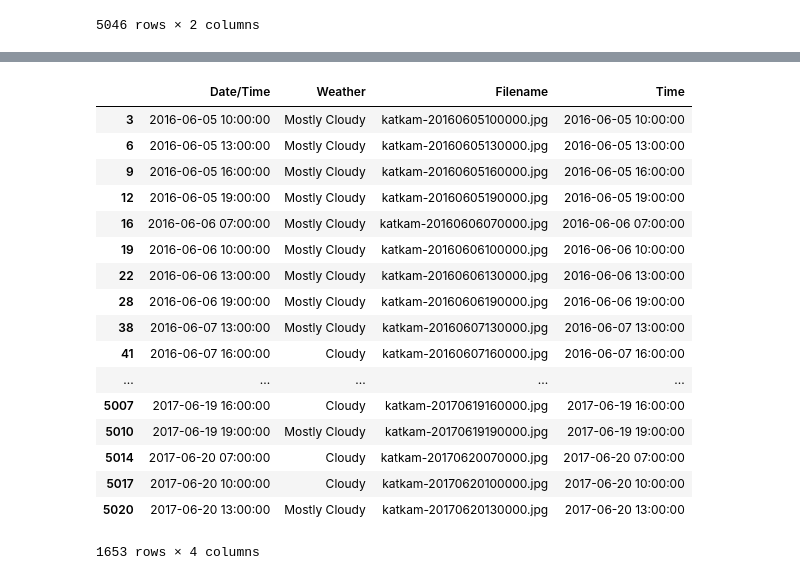
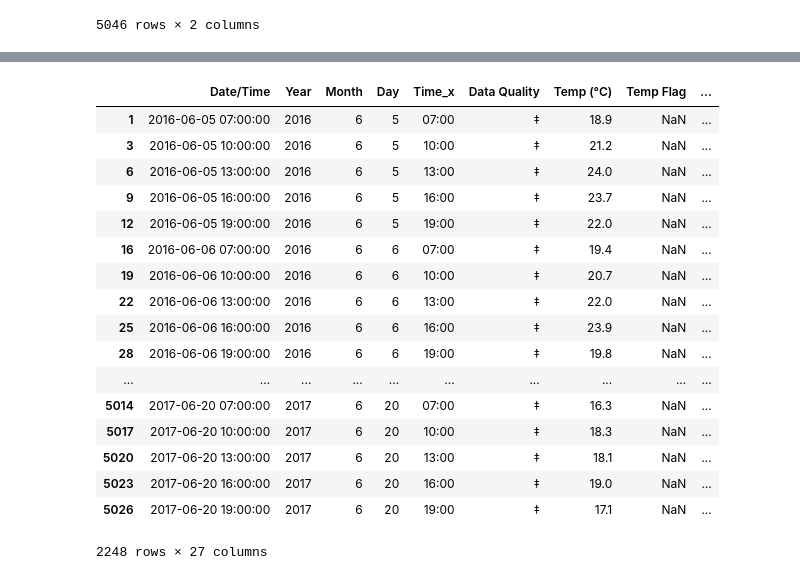
Before and after one commit to MockyJoke/numbers, a Jupyter notebook: project/code/data_prep.ipynb, the cells around one changed output, grey strips where cells are left out. Drawn from its saved outputs; the diff is of its cells as text; code cells hidden in the pictures.

```diff
--- a/project/code/data_prep.ipynb
+++ b/project/code/data_prep.ipynb
@@ -13,6 +13,8 @@ import matplotlib.pyplot as plt
 #https://stackoverflow.com/questions/20906474/import-multiple-csv-files-into-pandas-and-concatenate-into-one-dataframe
 CSV_PATH= "../data/yvr-weather"
 PHOTO_PATH = "/mnt/e/data/katkam-secret-location/katkam-scaled"
+
+PHOTO_PATH = r"\\devmachine\e$\data\katkam-secret-location\katkam-scaled"
 def load_csvs(path):
     allFiles = glob.glob(path + "/*.csv")
     frame = pd.DataFrame()
@@ -27,6 +29,6 @@ data = load_csvs(CSV_PATH)
 data = data[data["Data Quality"].notnull()]
 # data["Time"]=data["Date/Time"]
 columns= ["Date/Time","Weather"]
-data = data[columns]
+# data = data[columns]
 data
 # %% [output]
@@ -80,7 +82,6 @@ photo_data
 5046 rows × 2 columns
 # %%
 # pd.concat([data,photo_data], axis=1, join_axes=[data["Date/Time"]])
-comined_data = pd.merge(data, photo_data, how='inner', left_on="Date/Time", right_on="Time")
-# comined_data[comined_data["Weather"].notnull()]
-comined_data["Weather"].unique()
+combined_data = pd.merge(data, photo_data, how='inner', left_on="Date/Time", right_on="Time")
+combined_data = combined_data[combined_data["Weather"].notnull()]
 # %% [output]
@@ -96,22 +132,26 @@ array([nan, 'Mainly Clear', 'Mostly Cloudy', 'Cloudy', 'Rain Showers',
 # %%
-comined_data[comined_data['Weather'].str.contains("Rain",case=False,na=False) |
-             comined_data['Weather'].str.contains("Cloud",case=False,na=False)]
+combined_data[combined_data['Weather'].str.contains("Rain",case=False,na=False) |
+             combined_data['Weather'].str.contains("Cloud",case=False,na=False)]
+
+img=mpimg.imread(PHOTO_PATH+"/"+'katkam-20170618160000.jpg')
+plt.imshow(img)
+plt.show()
 # %% [output]
-|  | Date/Time | Weather | Filename | Time |
-| 3 | 2016-06-05 10:00:00 | Mostly Cloudy | katkam-20160605100000.jpg | 2016-06-05 10:00:00 |
-| 6 | 2016-06-05 13:00:00 | Mostly Cloudy | katkam-20160605130000.jpg | 2016-06-05 13:00:00 |
-| 9 | 2016-06-05 16:00:00 | Mostly Cloudy | katkam-20160605160000.jpg | 2016-06-05 16:00:00 |
-| 12 | 2016-06-05 19:00:00 | Mostly Cloudy | katkam-20160605190000.jpg | 2016-06-05 19:00:00 |
-| 16 | 2016-06-06 07:00:00 | Mostly Cloudy | katkam-20160606070000.jpg | 2016-06-06 07:00:00 |
-| 19 | 2016-06-06 10:00:00 | Mostly Cloudy | katkam-20160606100000.jpg | 2016-06-06 10:00:00 |
-| 22 | 2016-06-06 13:00:00 | Mostly Cloudy | katkam-20160606130000.jpg | 2016-06-06 13:00:00 |
-| 28 | 2016-06-06 19:00:00 | Mostly Cloudy | katkam-20160606190000.jpg | 2016-06-06 19:00:00 |
-| 38 | 2016-06-07 13:00:00 | Mostly Cloudy | katkam-20160607130000.jpg | 2016-06-07 13:00:00 |
-| 41 | 2016-06-07 16:00:00 | Cloudy | katkam-20160607160000.jpg | 2016-06-07 16:00:00 |
-| ... | ... | ... | ... | ... |
-| 5007 | 2017-06-19 16:00:00 | Cloudy | katkam-20170619160000.jpg | 2017-06-19 16:00:00 |
-| 5010 | 2017-06-19 19:00:00 | Mostly Cloudy | katkam-20170619190000.jpg | 2017-06-19 19:00:00 |
-| 5014 | 2017-06-20 07:00:00 | Cloudy | katkam-20170620070000.jpg | 2017-06-20 07:00:00 |
-| 5017 | 2017-06-20 10:00:00 | Cloudy | katkam-20170620100000.jpg | 2017-06-20 10:00:00 |
-| 5020 | 2017-06-20 13:00:00 | Mostly Cloudy | katkam-20170620130000.jpg | 2017-06-20 13:00:00 |
+|  | Date/Time | Year | Month | Day | Time_x | Data Quality | Temp (°C) | Temp Flag | ... |
+| 1 | 2016-06-05 07:00:00 | 2016 | 6 | 5 | 07:00 | ‡ | 18.9 | NaN | ... |
+| 3 | 2016-06-05 10:00:00 | 2016 | 6 | 5 | 10:00 | ‡ | 21.2 | NaN | ... |
+| 6 | 2016-06-05 13:00:00 | 2016 | 6 | 5 | 13:00 | ‡ | 24.0 | NaN | ... |
+| 9 | 2016-06-05 16:00:00 | 2016 | 6 | 5 | 16:00 | ‡ | 23.7 | NaN | ... |
+| 12 | 2016-06-05 19:00:00 | 2016 | 6 | 5 | 19:00 | ‡ | 22.0 | NaN | ... |
+| 16 | 2016-06-06 07:00:00 | 2016 | 6 | 6 | 07:00 | ‡ | 19.4 | NaN | ... |
+| 19 | 2016-06-06 10:00:00 | 2016 | 6 | 6 | 10:00 | ‡ | 20.7 | NaN | ... |
+| 22 | 2016-06-06 13:00:00 | 2016 | 6 | 6 | 13:00 | ‡ | 22.0 | NaN | ... |
+| 25 | 2016-06-06 16:00:00 | 2016 | 6 | 6 | 16:00 | ‡ | 23.9 | NaN | ... |
+| 28 | 2016-06-06 19:00:00 | 2016 | 6 | 6 | 19:00 | ‡ | 19.8 | NaN | ... |
+| ... | ... | ... | ... | ... | ... | ... | ... | ... | ... |
+| 5014 | 2017-06-20 07:00:00 | 2017 | 6 | 20 | 07:00 | ‡ | 16.3 | NaN | ... |
+| 5017 | 2017-06-20 10:00:00 | 2017 | 6 | 20 | 10:00 | ‡ | 18.3 | NaN | ... |
+| 5020 | 2017-06-20 13:00:00 | 2017 | 6 | 20 | 13:00 | ‡ | 18.1 | NaN | ... |
+| 5023 | 2017-06-20 16:00:00 | 2017 | 6 | 20 | 16:00 | ‡ | 19.0 | NaN | ... |
+| 5026 | 2017-06-20 19:00:00 | 2017 | 6 | 20 | 19:00 | ‡ | 17.1 | NaN | ... |
-1653 rows × 4 columns
+2248 rows × 27 columns
```
Also changed, not shown: parts of 5 cells of this notebook, 1 other file.
